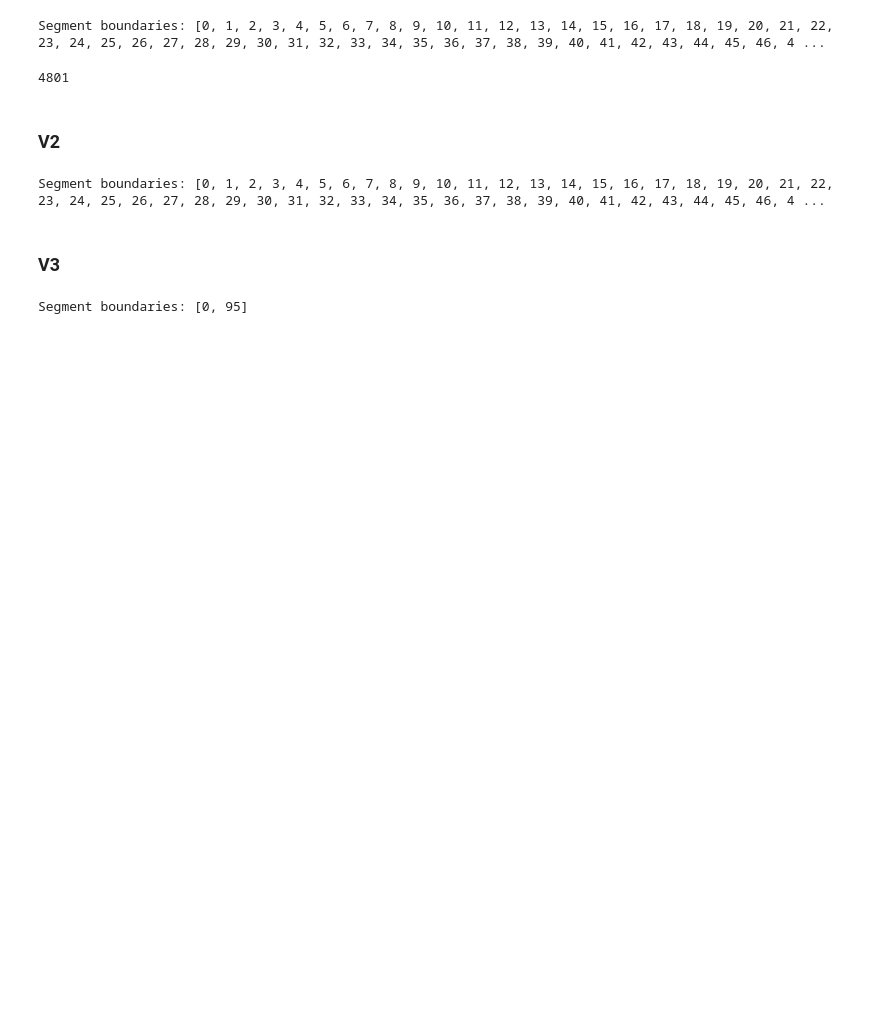
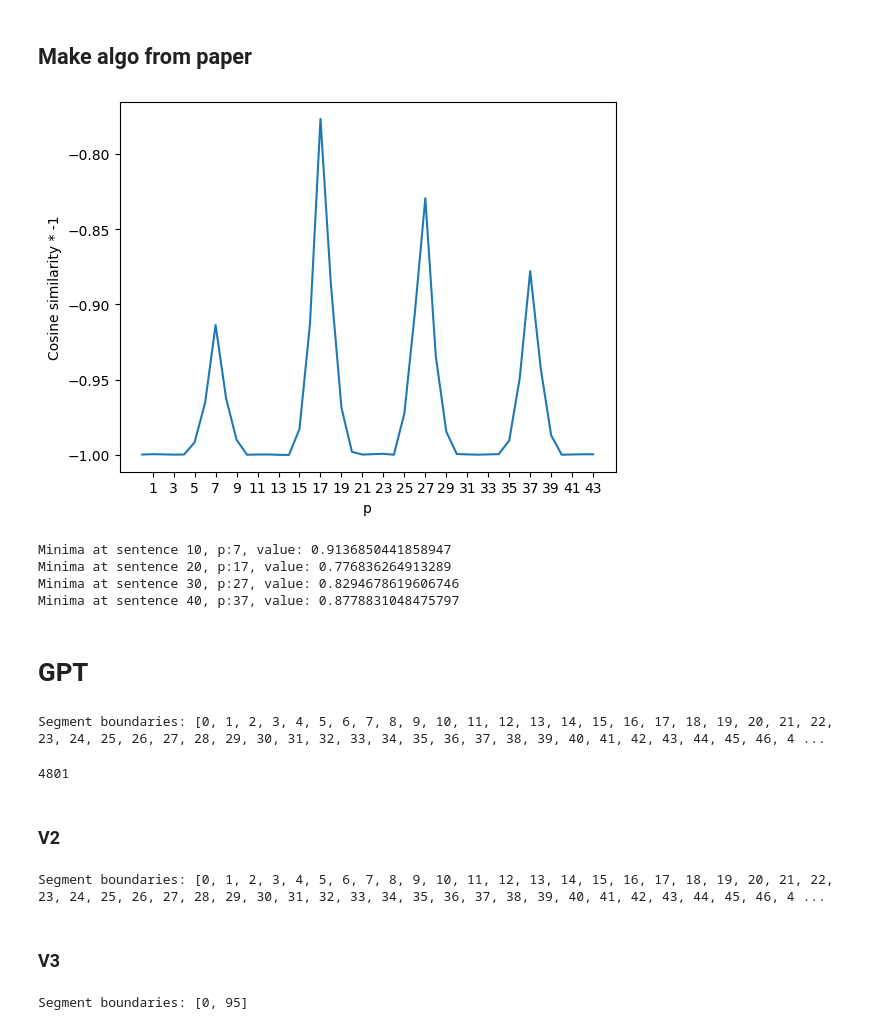
Before and after one commit to OskarMunck/Thesis, a Jupyter notebook: topictiling.ipynb, the cells around one changed output. Drawn from its saved outputs; the diff is of its cells as text; code cells hidden in the pictures; blank space fills up the shorter version.

Commit message:
topictilling

```diff
--- a/topictiling.ipynb
+++ b/topictiling.ipynb
@@ -42,0 +27,5 @@ array([[0.07982511, 0.51203839, 0.22398576, 0.1552966 , 0.02885413],
+# %%
+ls = [i for i in range(len(topic_probs))]
+
+testing_df = pd.DataFrame({"sentence_no":ls, "topic_probs": topic_probs})
+testing_df.head(10)
@@ -42,0 +44,48 @@ array([[0.07982511, 0.51203839, 0.22398576, 0.1552966 , 0.02885413],
+# %% [markdown]
+## Make algo from paper
+# %%
+# Make function for defining windows and iterating over transcript and outputting sequence of cosine similarity scores (cp)
+
+def find_window(dataframe, window_size=3):
+    """dataframe must have feature topic_probs
+    returns: cosine similarities for full transcript"""
+    transcript_cosine_similarities = []  # np.zeros(shape=(len(dataframe)-window_size*2, 1))
+
+    for p in range(window_size, len(dataframe)-window_size):
+        w_l = dataframe.topic_probs[p-window_size:p]
+        w_r = dataframe.topic_probs[p:p+window_size]
+
+        # add probability vectors in blocks
+        w_l_added = np.add.reduce(w_l)
+        w_r_added = np.add.reduce(w_r)
+
+        # compute cosine similarity between summed vecors of the windows
+        # transcript_cosine_similarities[p-window_size]= np.dot(w_l_added, w_r_added)/(np.linalg.norm(w_l_added) * np.linalg.norm(w_r_added))
+        transcript_cosine_similarities.append(np.dot(w_l_added, w_r_added)/(np.linalg.norm(w_l_added) * np.linalg.norm(w_r_added)))
+
+    return np.array(transcript_cosine_similarities)
+
+test = find_window(testing_df)
+# %%
+# Plot negative cosine similarities and find minimas
+test_neg = test*-1
+
+sns.lineplot(test_neg)
+plt.xlabel("p")
+plt.ylabel("Cosine similarity * -1")
+plt.xticks([i for i in range(1, 44, 2)])
+plt.show()
+
+# Find index of minimas
+from scipy.signal import find_peaks
+minimas2, _ = find_peaks(test_neg, height=-0.999)
+
+window_size = 3
+for position in minimas2:
+    print(f"Minima at sentence {position+window_size}, p:{position}, value: {test[position]}")
+# %% [output]
+[figure, added]
+Minima at sentence 10, p:7, value: 0.9136850441858947
+Minima at sentence 20, p:17, value: 0.776836264913289
+Minima at sentence 30, p:27, value: 0.8294678619606746
+Minima at sentence 40, p:37, value: 0.8778831048475797
@@ -43,3 +96,5 @@ array([[0.07982511, 0.51203839, 0.22398576, 0.1552966 , 0.02885413],
+# %% [markdown]
+# GPT
 # %%
 def similarity_matrix(topic_probs):
     """
```
Also changed, not shown: parts of 5 cells of this notebook.
